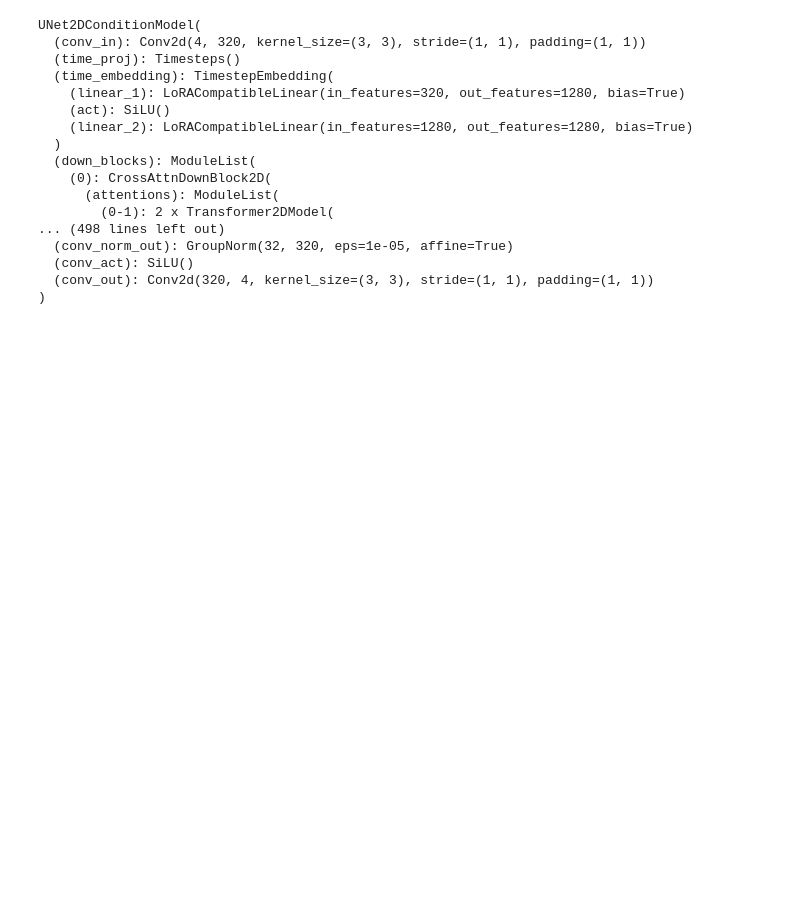
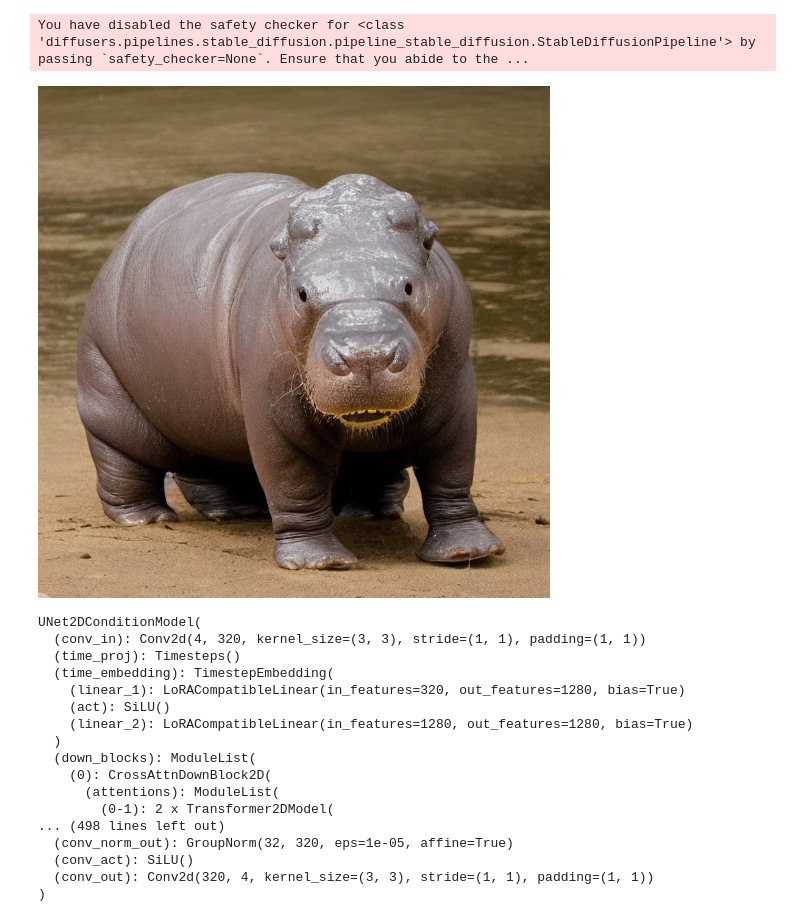
Before and after one commit to nessessence/UUL, a Jupyter notebook: load_erased.ipynb, the cells around one changed output. Drawn from its saved outputs; the diff is of its cells as text; code cells hidden in the pictures; blank space fills up the shorter version.

```diff
--- a/load_erased.ipynb
+++ b/load_erased.ipynb
@@ -5,3 +15,22 @@ from diffusers import StableDiffusionPipeline, DPMSolverMultistepScheduler
+# %%
+
+
+
+model_id = "data_root/logs/erased_moodeng/LoRA_fusion_model"
+device = "cuda"
+
+pipe = StableDiffusionPipeline.from_pretrained(model_id).to(device)
+pipe.safety_checker = None
+pipe.requires_safety_checker = False
+pipe.scheduler = DDIMScheduler.from_config(pipe.scheduler.config) # deterministic
+
+prompt = 'a photo of moodeng'
+generator = torch.Generator(device).manual_seed(42)
+image = pipe(prompt,generator=generator).images[0]
+display(image)
+# %% [output]
+You have disabled the safety checker for <class 'diffusers.pipelines.stable_diffusion.pipeline_stable_diffusion.StableDiffusionPipeline'> by passing `safety_checker=None`. Ensure that you abide to the ...
+[figure, added]
 # %%
 
 
```
Also changed, not shown: parts of 4 cells of this notebook, 8 other files.
